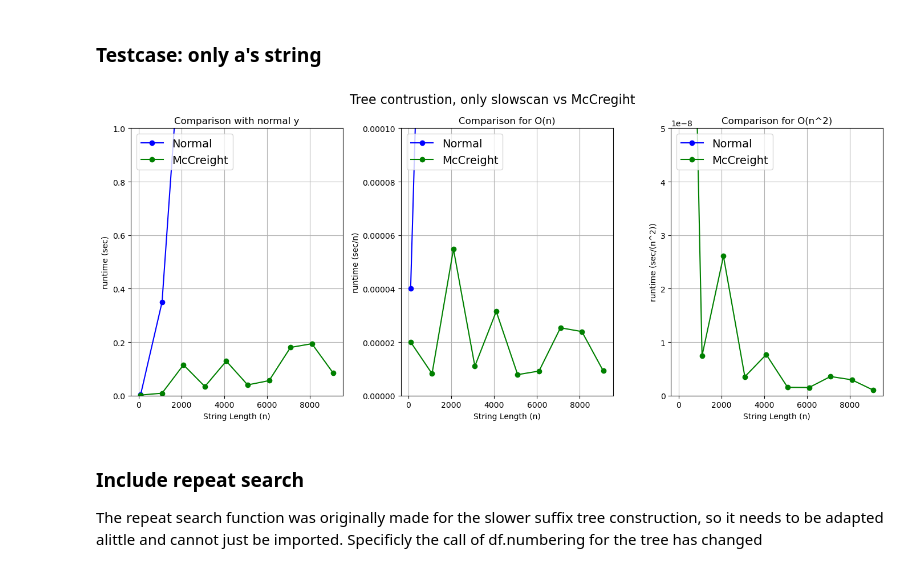
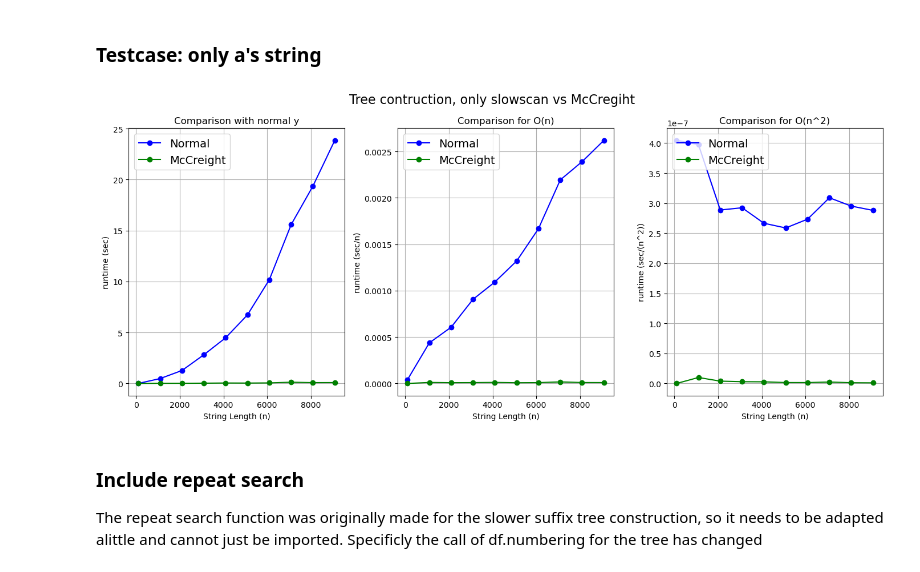
Before and after one commit to JonasRiber/PiB_tandem_repeats, a Jupyter notebook: mccrieght_tree_construction.ipynb, the cells around one changed output. Drawn from its saved outputs; the diff is of its cells as text; code cells hidden in the pictures.

Commit message:
saved some plots

```diff
--- a/mccrieght_tree_construction.ipynb
+++ b/mccrieght_tree_construction.ipynb
@@ -487,7 +487,7 @@ for length in string_lengths_a:
 # %%
 #create subplots:
 fig, axes = plt.subplots(1, 3, figsize=(14, 6))
-fig.suptitle('Tree contrustion, only slowscan vs McCregiht', fontsize=16)
+fig.suptitle('Tree contruction, only slowscan vs McCregiht', fontsize=16)
 
 
 # plot1 - y unmanipulated
@@ -496,38 +496,39 @@ axes[0].plot(string_lengths_a, runtimes_func2_a, marker='o', color='green', labe
 axes[0].set_title('Comparison with normal y')
 axes[0].set_xlabel('String Length (n)')
 axes[0].set_ylabel('runtime (sec)')
-axes[0].set_ylim(0, 1)
+# axes[0].set_ylim(0, 0.2)
 axes[0].grid(True)
 axes[0].legend(fontsize = 14, loc = "upper left")
 
 
 # plot2 - y divided by n
 axes[1].plot(string_lengths_a, runtimes_func1_a_n, marker='o', color='blue', label="Normal")
 axes[1].plot(string_lengths_a, runtimes_func2_a_n, marker='o', color='green', label="McCreight")
 axes[1].set_title('Comparison for O(n)')
 axes[1].set_xlabel('String Length (n)')
 axes[1].set_ylabel('runtime (sec/n)')
-axes[1].set_ylim(0, 0.0001)
+# axes[1].set_ylim(0, 0.00005)
 axes[1].grid(True)
 axes[1].legend(fontsize = 14, loc = "upper left")
 
 
 # plot3 - y divided by n^2
 axes[2].plot(string_lengths_a, runtimes_func1_a_n2, marker='o', color='blue', label="Normal")
 axes[2].plot(string_lengths_a, runtimes_func2_a_n2, marker='o', color='green', label="McCreight")
 axes[2].set_title('Comparison for O(n^2)')
 axes[2].set_xlabel('String Length (n)')
 axes[2].set_ylabel('runtime (sec/(n^2))')
 axes[2].grid(True)
-axes[2].set_ylim(0, 0.00000005)
+# axes[2].set_ylim(0, 0.00000002)
 axes[2].legend(fontsize = 14, loc = "upper left")
 
 
 #adjust layout to avoid overlap
 plt.tight_layout()
+# plt.savefig("Plots/Tree_construction_comparison_MC_v1.png", dpi = 300)
 plt.show()
 # %% [output]
-[figure, old version]
+[figure, new version]
 # %% [markdown]
 ### Include repeat search
 The repeat search function was originally made for the slower suffix tree construction, so it needs to be adapted alittle and cannot just be imported. Specificly the call of df.numbering for the tree has changed
```
Also changed, not shown: parts of 3 cells of this notebook, 5 other files.
